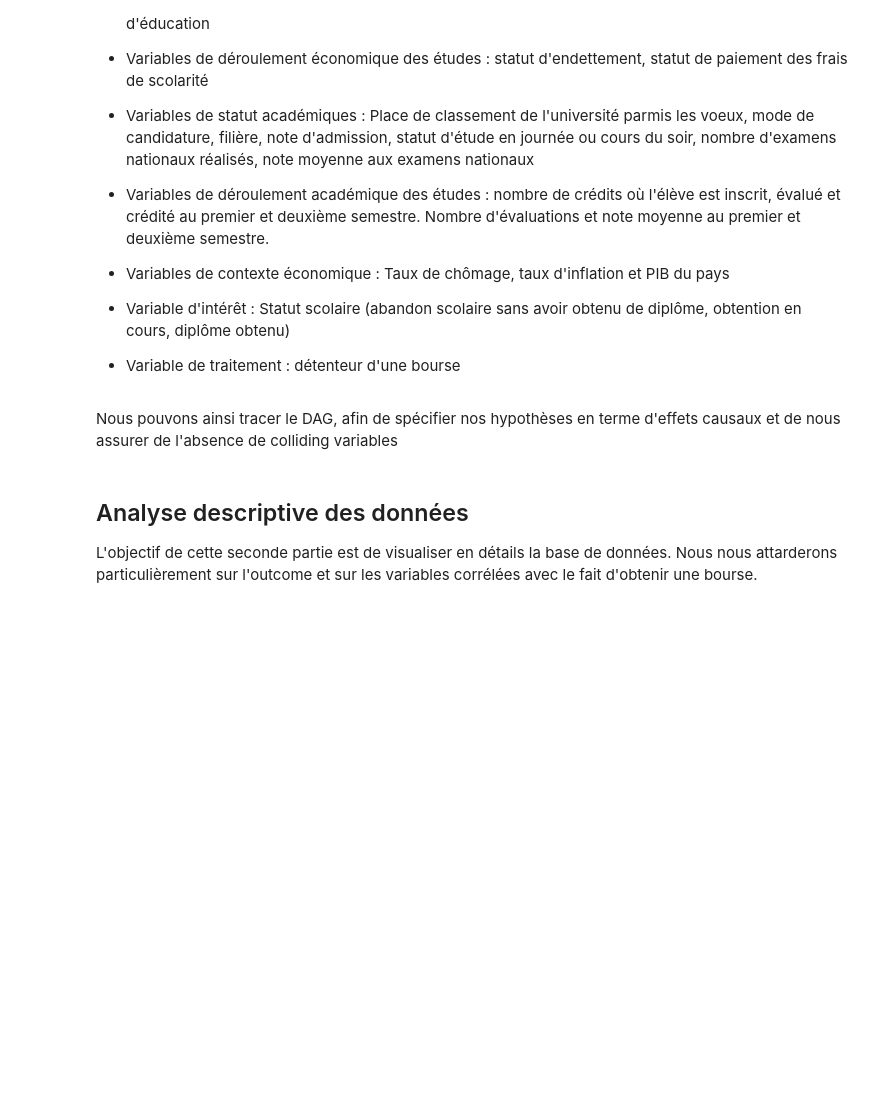
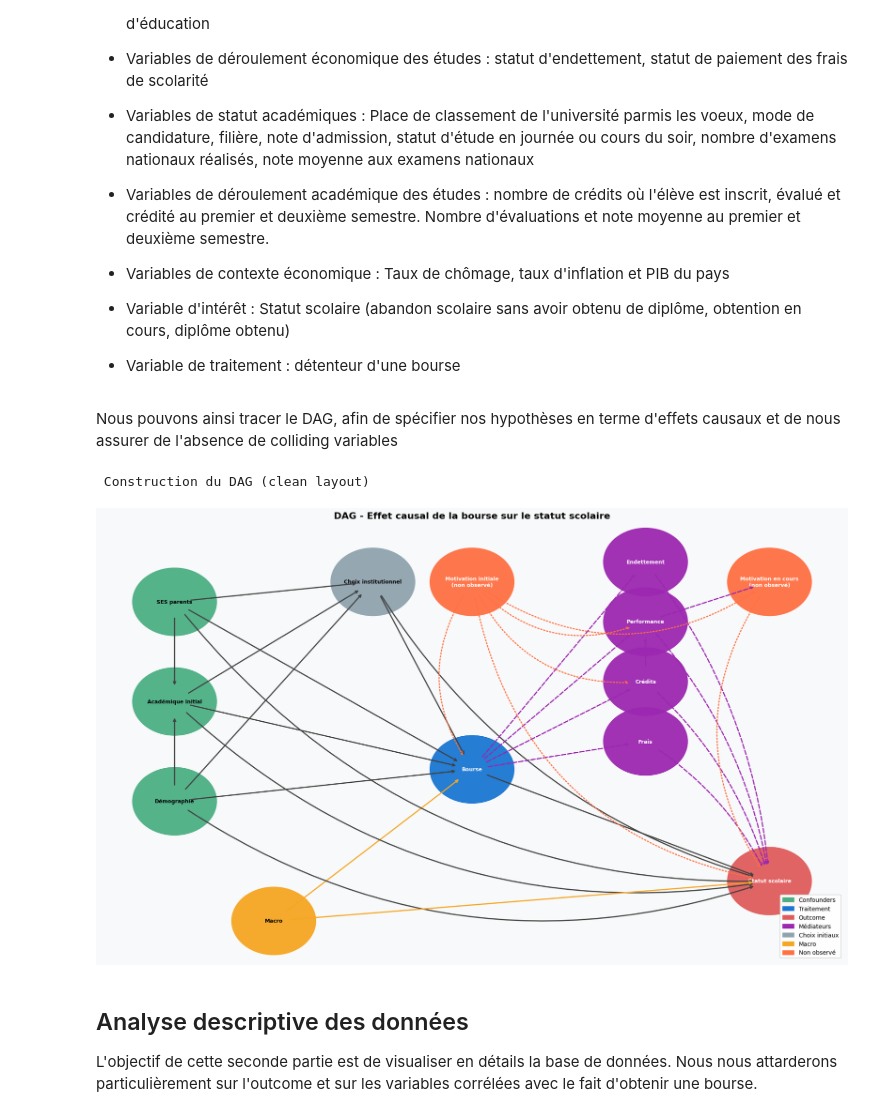
Before and after one commit to gabrielorsatti/Machine-Learning-for-Econometrics, a Jupyter notebook: main_final.ipynb, the cells around one changed output. Drawn from its saved outputs; the diff is of its cells as text; code cells hidden in the pictures; blank space fills up the shorter version.

```diff
--- a/main_final.ipynb
+++ b/main_final.ipynb
@@ -78,8 +78,8 @@ import matplotlib.patheffects as path_effects
 import seaborn as sns
 
 # --- Configuration  ---
-FONT_TITLE = 'Playfair Display'
-FONT_BODY  = 'Source Sans 3'
+FONT_TITLE = 'serif'
+FONT_BODY = 'sans-serif'
 BG_COLOR   = '#FAF7F2'
 TEXT_COLOR = '#2C2824'
 GRID_COLOR = '#E8E4DD'
@@ -197,33 +197,36 @@ arrows = [
     ('U2', 'Y')
 ]
 
 for src, dst in arrows:
     draw_arrow(src, dst)
 
 # ======================
 # LEGENDE
 # ======================
 legend_items = [
     mpatches.Patch(color='#4caf84', label='Confounders'),
     mpatches.Patch(color='#1976D2', label='Traitement'),
     mpatches.Patch(color='#e05c5c', label='Outcome'),
     mpatches.Patch(color='#9c27b0', label='Médiateurs'),
     mpatches.Patch(color='#90a4ae', label='Choix initiaux'),
     mpatches.Patch(color='#f5a623', label='Macro'),
     mpatches.Patch(color='#ff7043', label='Non observé'),
 ]
 
 ax.legend(handles=legend_items, loc='lower right', fontsize=10, framealpha=0.95)
 
 ax.set_title(
     "DAG - Effet causal de la bourse sur le statut scolaire",
     fontsize=16,
     fontweight='bold'
 )
 
 plt.tight_layout()
 plt.savefig('dag_causal_clean.png', bbox_inches='tight', facecolor='#f8f9fa')
 plt.show()
+# %% [output]
+ Construction du DAG (clean layout)
+[figure, added]
 # %% [markdown]
 ## Analyse descriptive des données
 
```
Also changed, not shown: parts of 33 cells of this notebook, 1 other file.
